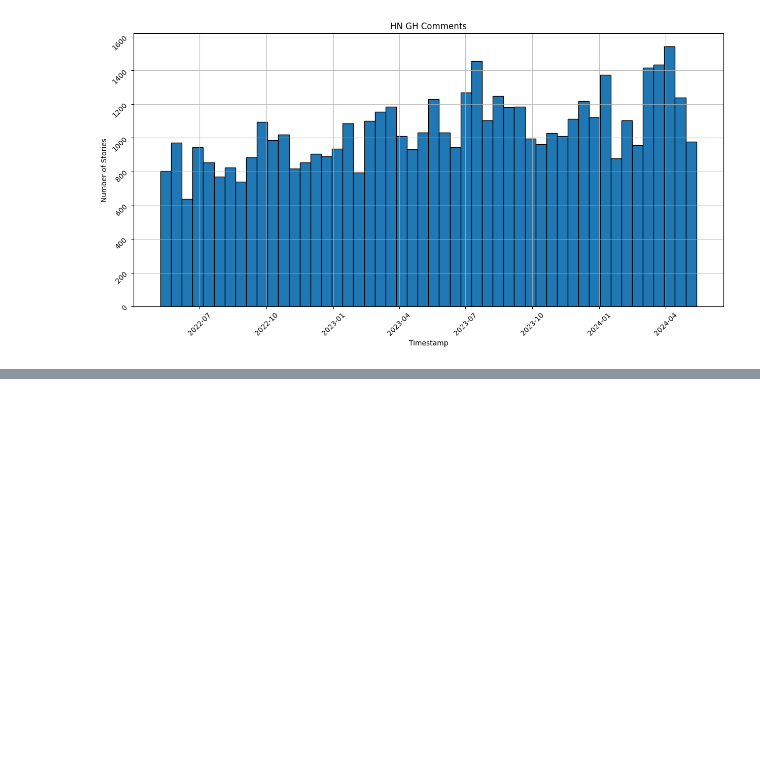
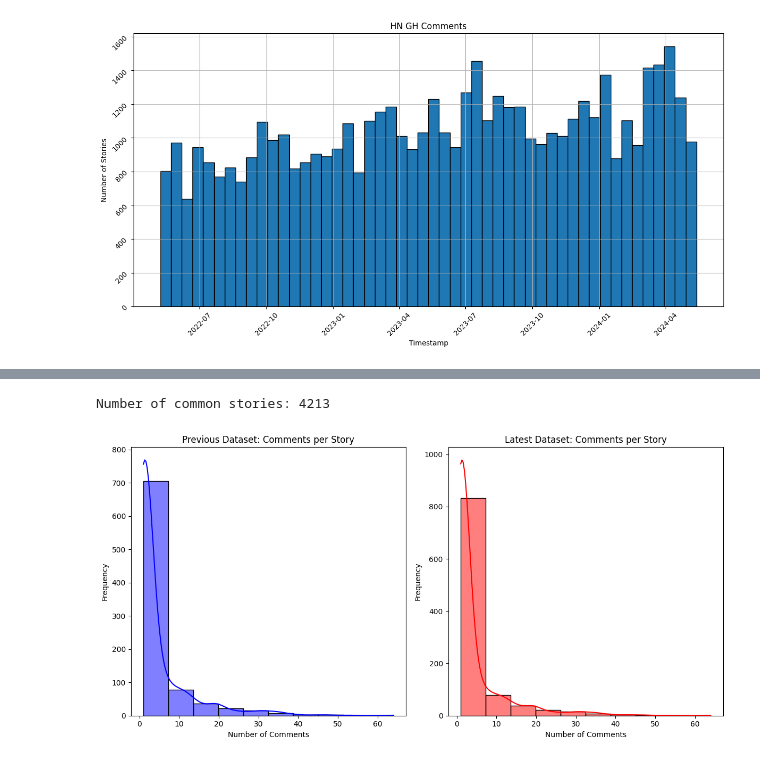
Before and after one commit to MUICT-SERU/SP2024-GPT, a Jupyter notebook: src/rq1/1a-temporal-analysis/comment/analyze-hn-comments.ipynb, the cells around one changed output, grey strips where cells are left out. Drawn from its saved outputs; the diff is of its cells as text; code cells hidden in the pictures; blank space fills up the shorter version.

```diff
--- a/src/rq1/1a-temporal-analysis/comment/analyze-hn-comments.ipynb
+++ b/src/rq1/1a-temporal-analysis/comment/analyze-hn-comments.ipynb
@@ -65,0 +109,29 @@ plot_hist_stories(comments_gh_df, 'HN GH Comments')
+# %%
+# Find common story_id between the two datasets
+common_stories = set(df_292['comment_id']).intersection(set(df_2000['comment_id']))
+print(f"Number of common stories: {len(common_stories)}")
+# %% [output]
+Number of common stories: 4213
+# %%
+# Calculate comments per story for both datasets
+previous_comments_per_story = df_292.groupby('story_id').size()
+latest_comments_per_story = df_2000.groupby('story_id').size()
+
+# Plot the distributions
+plt.figure(figsize=(12, 6))
+plt.subplot(1, 2, 1)
+sns.histplot(previous_comments_per_story, bins=10, kde=True, color='blue')
+plt.title('Previous Dataset: Comments per Story')
+plt.xlabel('Number of Comments')
+plt.ylabel('Frequency')
+
+plt.subplot(1, 2, 2)
+sns.histplot(latest_comments_per_story, bins=10, kde=True, color='red')
+plt.title('Latest Dataset: Comments per Story')
+plt.xlabel('Number of Comments')
+plt.ylabel('Frequency')
+
+plt.tight_layout()
+plt.show()
+# %% [output]
+[figure, added]
```
Also changed, not shown: parts of 8 cells of this notebook, 6 other files.
